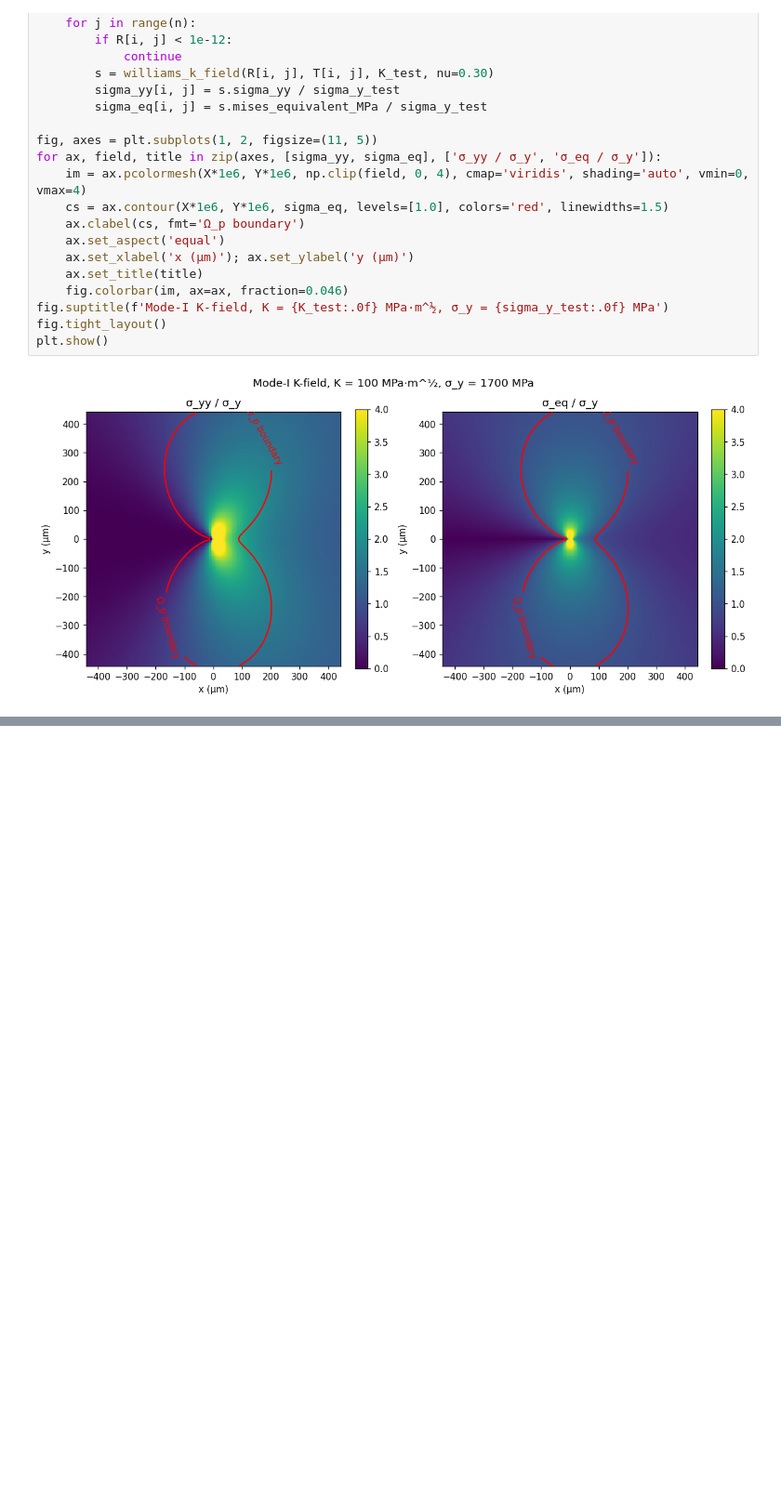
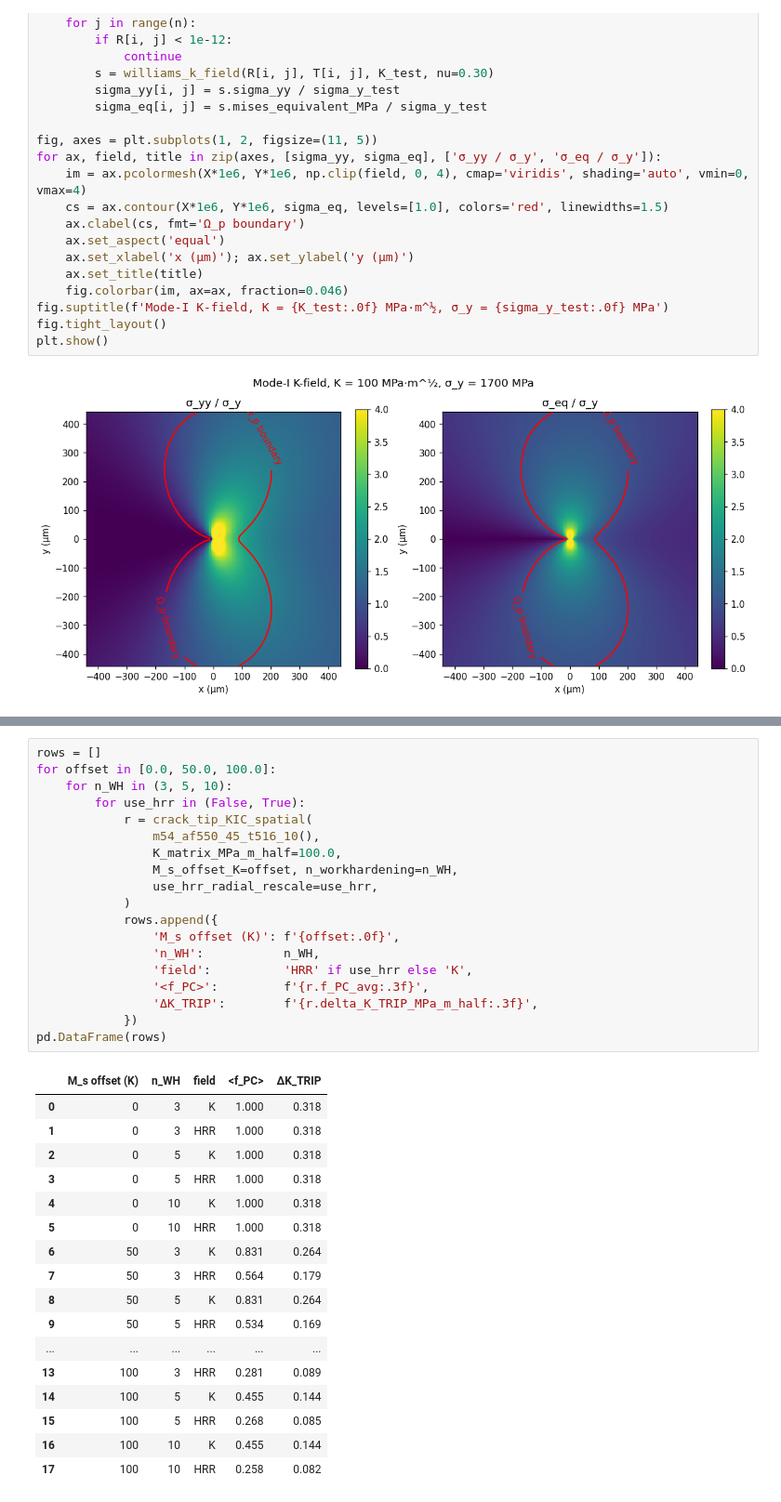
Before and after one commit to jedwa006/alloy-strengthening-contributions-modeling-public, a Jupyter notebook: notebooks/03_crack_tip_kic.ipynb, the cells around one changed output, grey strips where cells are left out. Shown at 93% size. Saved outputs shown, nothing was run; the diff lists cells and outputs as text; blank space fills up the shorter version.

```diff
--- a/notebooks/03_crack_tip_kic.ipynb
+++ b/notebooks/03_crack_tip_kic.ipynb
@@ -271,0 +292,37 @@ plt.show()
+# %%
+rows = []
+for offset in [0.0, 50.0, 100.0]:
+    for n_WH in (3, 5, 10):
+        for use_hrr in (False, True):
+            r = crack_tip_KIC_spatial(
+                m54_af550_45_t516_10(),
+                K_matrix_MPa_m_half=100.0,
+                M_s_offset_K=offset, n_workhardening=n_WH,
+                use_hrr_radial_rescale=use_hrr,
+            )
+            rows.append({
+                'M_s offset (K)': f'{offset:.0f}',
+                'n_WH':           n_WH,
+                'field':          'HRR' if use_hrr else 'K',
+                '<f_PC>':         f'{r.f_PC_avg:.3f}',
+                'ΔK_TRIP':        f'{r.delta_K_TRIP_MPa_m_half:.3f}',
+            })
+pd.DataFrame(rows)
+# %% [output]
+|  | M_s offset (K) | n_WH | field | <f_PC> | ΔK_TRIP |
+| 0 | 0 | 3 | K | 1.000 | 0.318 |
+| 1 | 0 | 3 | HRR | 1.000 | 0.318 |
+| 2 | 0 | 5 | K | 1.000 | 0.318 |
+| 3 | 0 | 5 | HRR | 1.000 | 0.318 |
+| 4 | 0 | 10 | K | 1.000 | 0.318 |
+| 5 | 0 | 10 | HRR | 1.000 | 0.318 |
+| 6 | 50 | 3 | K | 0.831 | 0.264 |
+| 7 | 50 | 3 | HRR | 0.564 | 0.179 |
+| 8 | 50 | 5 | K | 0.831 | 0.264 |
+| 9 | 50 | 5 | HRR | 0.534 | 0.169 |
+| ... | ... | ... | ... | ... | ... |
+| 13 | 100 | 3 | HRR | 0.281 | 0.089 |
+| 14 | 100 | 5 | K | 0.455 | 0.144 |
+| 15 | 100 | 5 | HRR | 0.268 | 0.085 |
+| 16 | 100 | 10 | K | 0.455 | 0.144 |
+| 17 | 100 | 10 | HRR | 0.258 | 0.082 |
```
Also changed, not shown: parts of 6 cells of this notebook, 8 other files.
